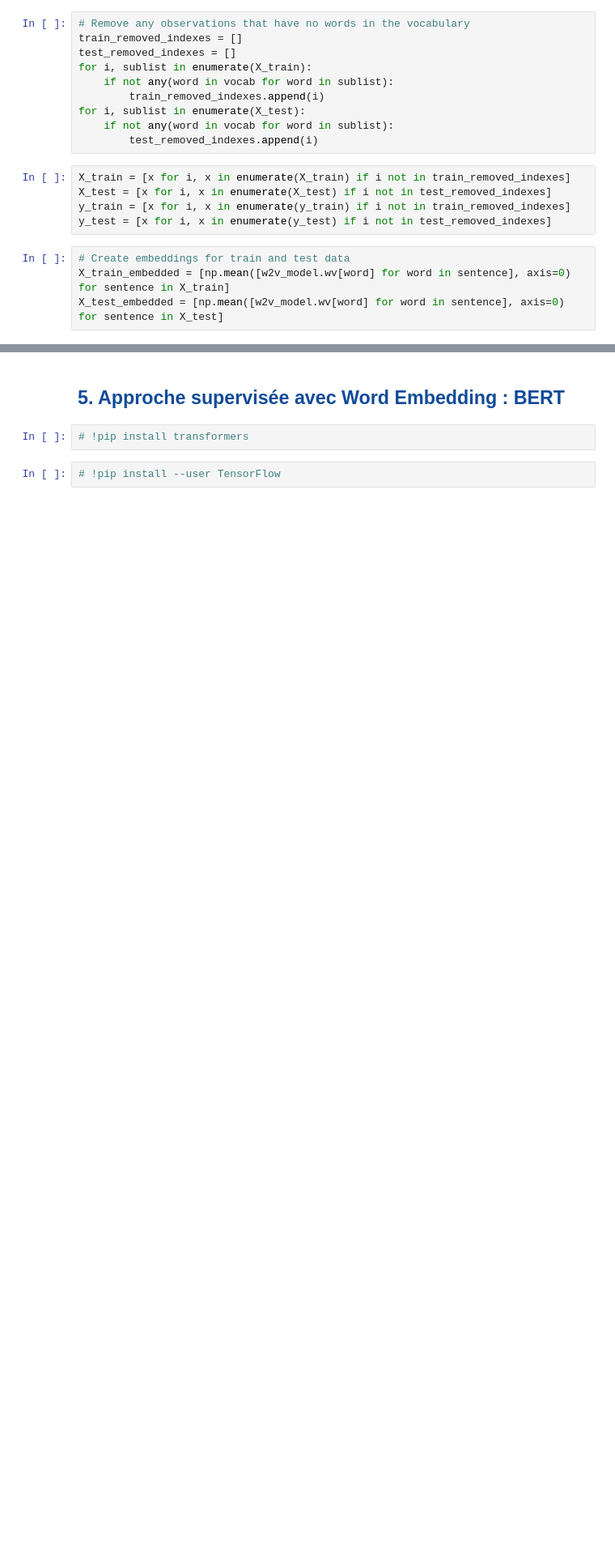
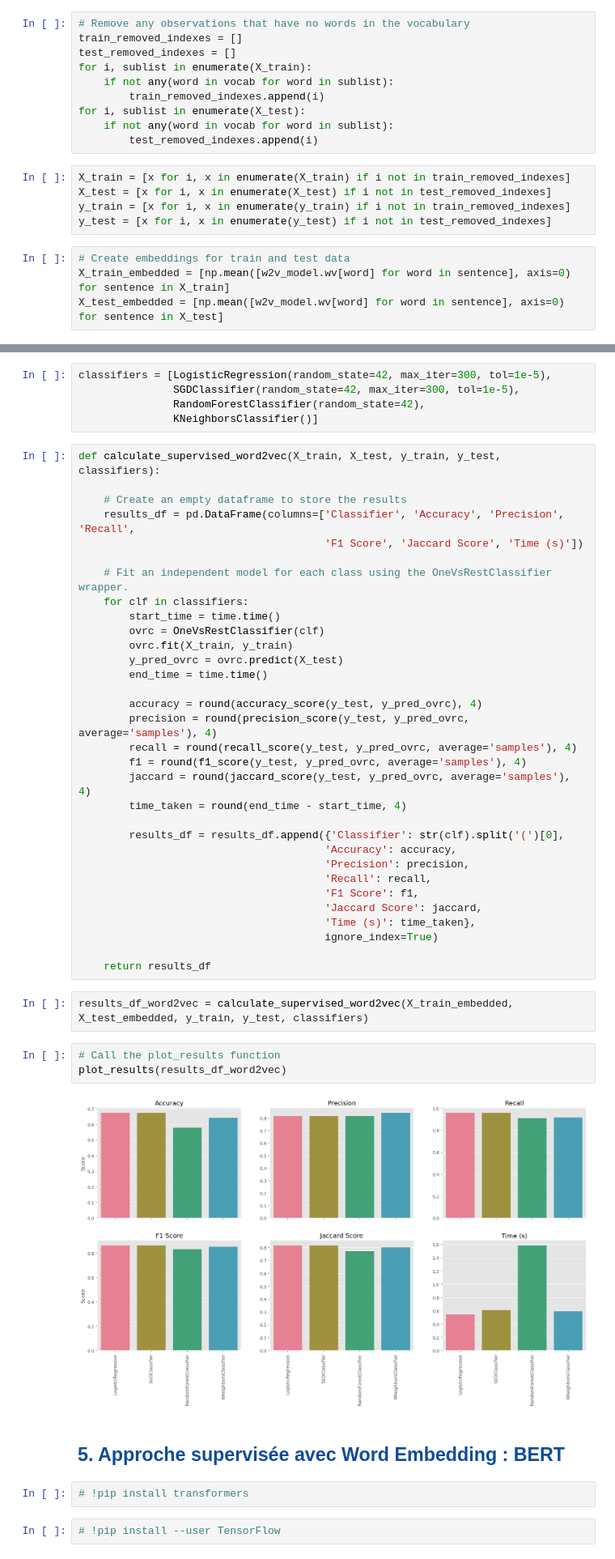
Before and after one commit to sdmwd/IML-Open-Classrooms, a Jupyter notebook: P5 - Catégorisez automatiquement des questions/Projet 5 - Notebook 2 - Simon Durand - v4.ipynb, the cells around one changed output, grey strips where cells are left out. Shown: that part at 81% size. Cells and saved outputs as stored; diff of their text form; blank space fills up the shorter version.

```diff
--- a/P5 - Catégorisez automatiquement des questions/Projet 5 - Notebook 2 - Simon Durand - v4.ipynb
+++ b/P5 - Catégorisez automatiquement des questions/Projet 5 - Notebook 2 - Simon Durand - v4.ipynb
@@ -802,3 +631,47 @@ KeyboardInterrupt:
+# %%
+classifiers = [LogisticRegression(random_state=42, max_iter=300, tol=1e-5),
+               SGDClassifier(random_state=42, max_iter=300, tol=1e-5),
+               RandomForestClassifier(random_state=42),
+               KNeighborsClassifier()]
+# %%
+def calculate_supervised_word2vec(X_train, X_test, y_train, y_test, classifiers):
+
+    # Create an empty dataframe to store the results
+    results_df = pd.DataFrame(columns=['Classifier', 'Accuracy', 'Precision', 'Recall',
+                                       'F1 Score', 'Jaccard Score', 'Time (s)'])
+
+    # Fit an independent model for each class using the OneVsRestClassifier wrapper.
+    for clf in classifiers:
+        start_time = time.time()
+        ovrc = OneVsRestClassifier(clf)
+        ovrc.fit(X_train, y_train)
+        y_pred_ovrc = ovrc.predict(X_test)
+        end_time = time.time()
+
+        accuracy = round(accuracy_score(y_test, y_pred_ovrc), 4)
+        precision = round(precision_score(y_test, y_pred_ovrc, average='samples'), 4)
+        recall = round(recall_score(y_test, y_pred_ovrc, average='samples'), 4)
+        f1 = round(f1_score(y_test, y_pred_ovrc, average='samples'), 4)
+        jaccard = round(jaccard_score(y_test, y_pred_ovrc, average='samples'), 4)
+        time_taken = round(end_time - start_time, 4)
+
+        results_df = results_df.append({'Classifier': str(clf).split('(')[0],
+                                       'Accuracy': accuracy,
+                                       'Precision': precision,
+                                       'Recall': recall,
+                                       'F1 Score': f1,
+                                       'Jaccard Score': jaccard,
+                                       'Time (s)': time_taken},
+                                       ignore_index=True)
+
+    return results_df
+# %%
+results_df_word2vec = calculate_supervised_word2vec(X_train_embedded, X_test_embedded, y_train, y_test, classifiers)
+# %%
+# Call the plot_results function
+plot_results(results_df_word2vec)
+# %% [output]
+[figure, added]
 # %% [markdown]
 ## <font color="#114b98" id="section_5">5. Approche supervisée avec Word Embedding : BERT</font>
 # %%
```
Also changed, not shown: parts of 57 cells of this notebook.
